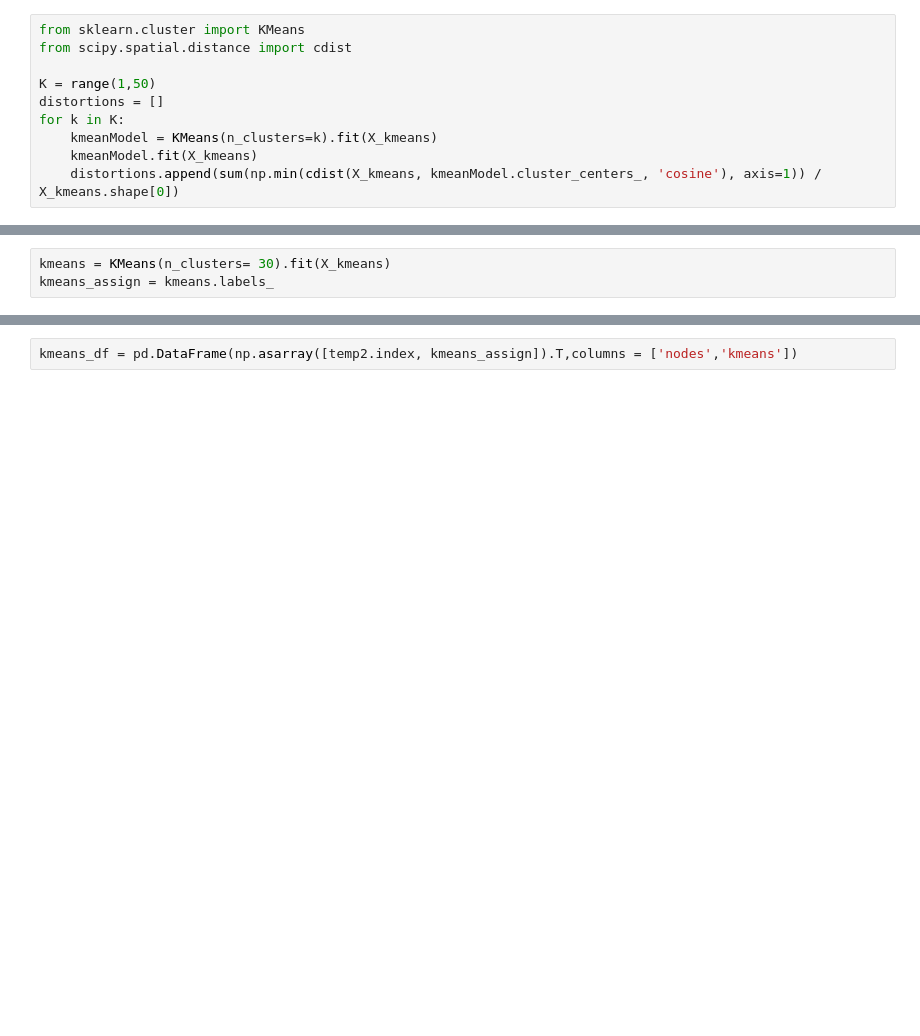
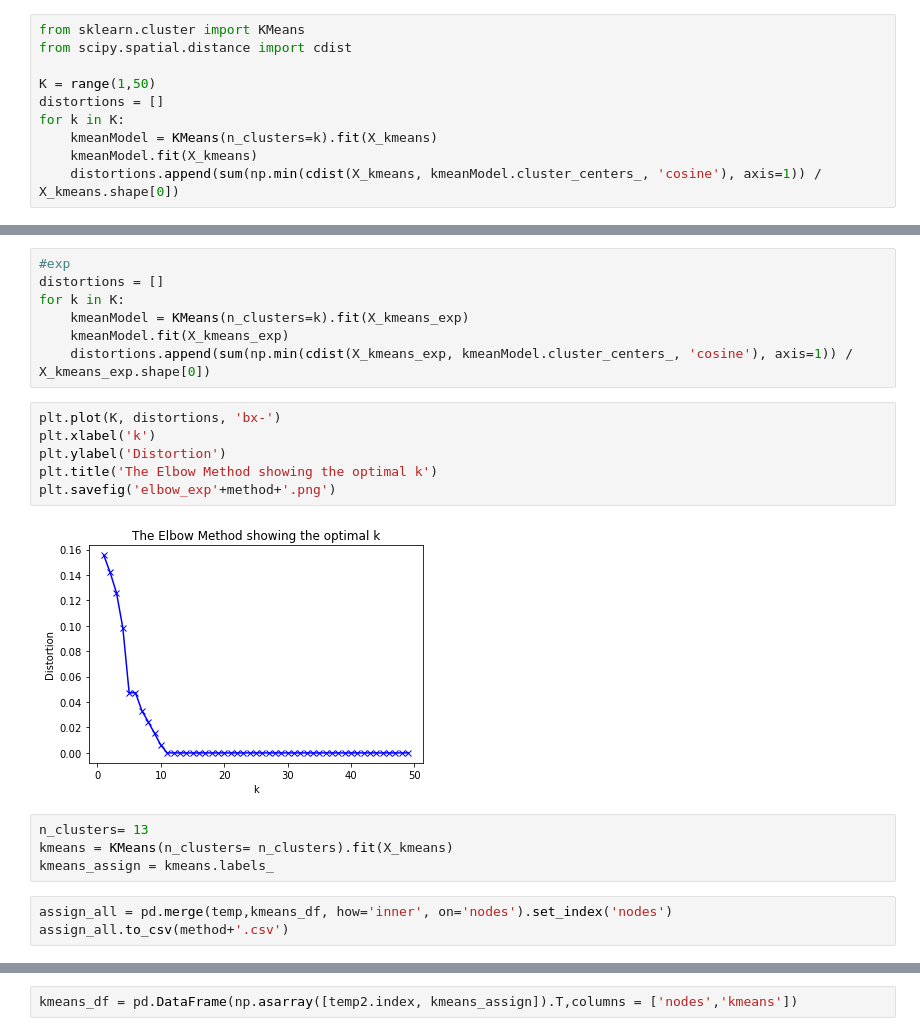
Before and after one commit to MiyainNYC/Graph-Thinking, a Jupyter notebook: Bipartite Projection Recommendation System.ipynb, the cells around one changed output, grey strips where cells are left out. Cells and saved outputs as stored; diff of their text form; blank space fills up the shorter version.

```diff
--- a/Bipartite Projection Recommendation System.ipynb
+++ b/Bipartite Projection Recommendation System.ipynb
@@ -616,3 +713,22 @@ plt.savefig('elbow.png')
+# %%
+#exp
+distortions = []
+for k in K:
+    kmeanModel = KMeans(n_clusters=k).fit(X_kmeans_exp)
+    kmeanModel.fit(X_kmeans_exp)
+    distortions.append(sum(np.min(cdist(X_kmeans_exp, kmeanModel.cluster_centers_, 'cosine'), axis=1)) / X_kmeans_exp.shape[0])
+# %%
+plt.plot(K, distortions, 'bx-')
+plt.xlabel('k')
+plt.ylabel('Distortion')
+plt.title('The Elbow Method showing the optimal k')
+plt.savefig('elbow_exp'+method+'.png')
+# %% [output]
+[figure, added]
 # %%
-kmeans = KMeans(n_clusters= 30).fit(X_kmeans)
+n_clusters= 13
+kmeans = KMeans(n_clusters= n_clusters).fit(X_kmeans)
 kmeans_assign = kmeans.labels_
+# %%
+assign_all = pd.merge(temp,kmeans_df, how='inner', on='nodes').set_index('nodes')
+assign_all.to_csv(method+'.csv')
```
Also changed, not shown: parts of 79 cells of this notebook.
